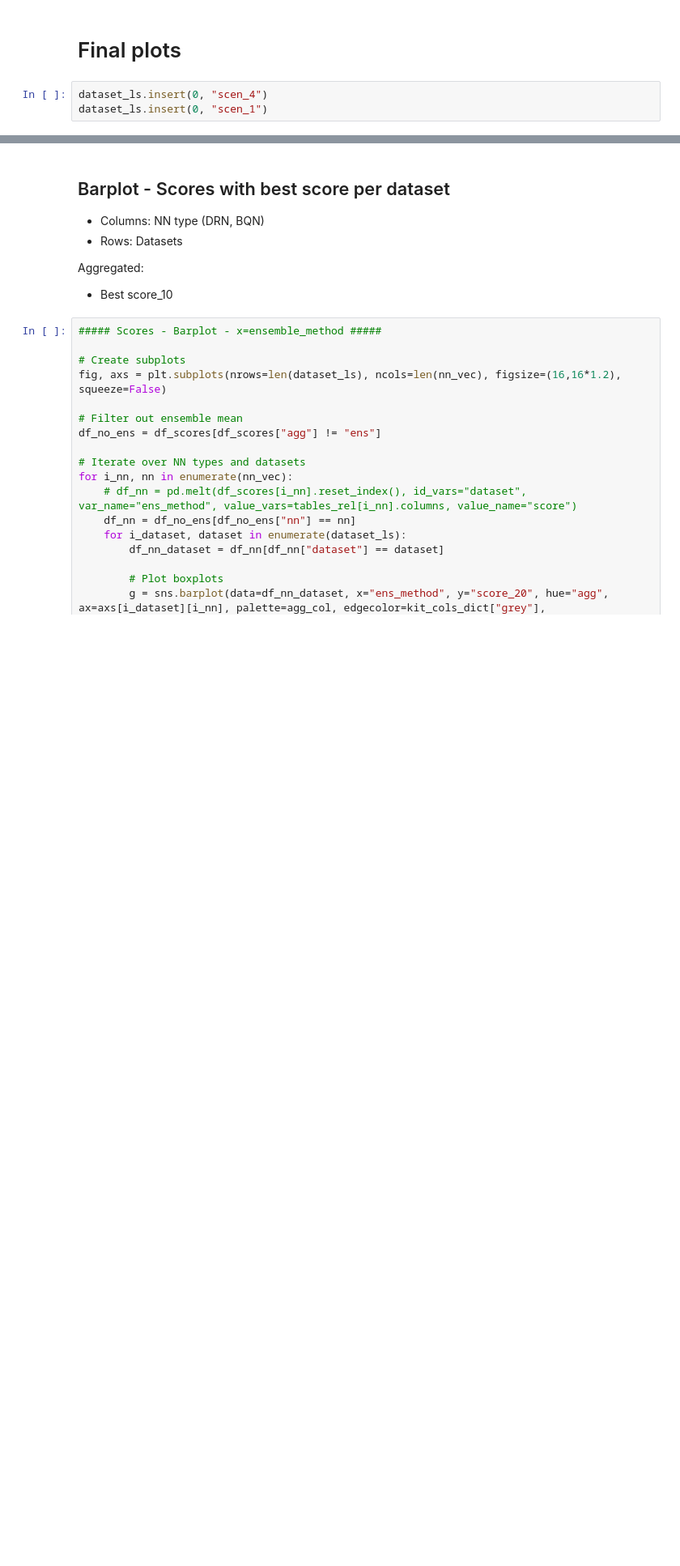
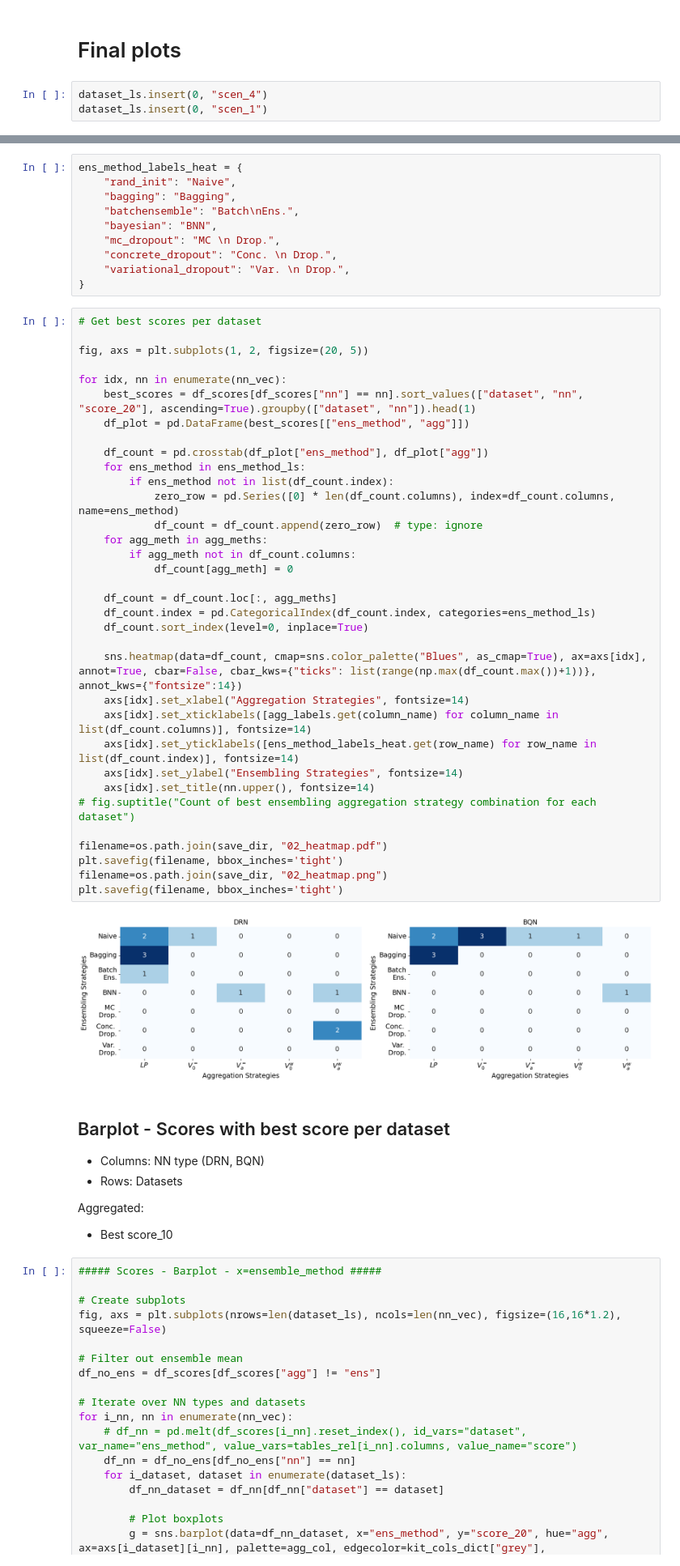
Before and after one commit to lutzkoehler/agg_distr_deep_ens, a Jupyter notebook: 02_ensemble_method.ipynb, the cells around one changed output, grey strips where cells are left out. Shown at 81% size. Saved outputs shown, nothing was run; the diff lists cells and outputs as text; blank space fills up the shorter version.

Commit message:
Add heat map

```diff
--- a/02_ensemble_method.ipynb
+++ b/02_ensemble_method.ipynb
@@ -202,3 +204,49 @@ dataset_ls.insert(0, "scen_1")
+# %%
+ens_method_labels_heat = {
+    "rand_init": "Naive",
+    "bagging": "Bagging",
+    "batchensemble": "Batch\nEns.",
+    "bayesian": "BNN",
+    "mc_dropout": "MC \n Drop.",
+    "concrete_dropout": "Conc. \n Drop.",
+    "variational_dropout": "Var. \n Drop.",
+}
+# %%
+# Get best scores per dataset
+
+fig, axs = plt.subplots(1, 2, figsize=(20, 5))
+
+for idx, nn in enumerate(nn_vec):
+    best_scores = df_scores[df_scores["nn"] == nn].sort_values(["dataset", "nn", "score_20"], ascending=True).groupby(["dataset", "nn"]).head(1)
+    df_plot = pd.DataFrame(best_scores[["ens_method", "agg"]])
+
+    df_count = pd.crosstab(df_plot["ens_method"], df_plot["agg"])
+    for ens_method in ens_method_ls:
+        if ens_method not in list(df_count.index):
+            zero_row = pd.Series([0] * len(df_count.columns), index=df_count.columns, name=ens_method)
+            df_count = df_count.append(zero_row)  # type: ignore
+    for agg_meth in agg_meths:
+        if agg_meth not in df_count.columns:
+            df_count[agg_meth] = 0
+
+    df_count = df_count.loc[:, agg_meths]
+    df_count.index = pd.CategoricalIndex(df_count.index, categories=ens_method_ls)
+    df_count.sort_index(level=0, inplace=True)
+
+    sns.heatmap(data=df_count, cmap=sns.color_palette("Blues", as_cmap=True), ax=axs[idx], annot=True, cbar=False, cbar_kws={"ticks": list(range(np.max(df_count.max())+1))}, annot_kws={"fontsize":14})
+    axs[idx].set_xlabel("Aggregation Strategies", fontsize=14)
+    axs[idx].set_xticklabels([agg_labels.get(column_name) for column_name in list(df_count.columns)], fontsize=14)
+    axs[idx].set_yticklabels([ens_method_labels_heat.get(row_name) for row_name in list(df_count.index)], fontsize=14)
+    axs[idx].set_ylabel("Ensembling Strategies", fontsize=14)
+    axs[idx].set_title(nn.upper(), fontsize=14)
+# fig.suptitle("Count of best ensembling aggregation strategy combination for each dataset")
+
+filename=os.path.join(save_dir, "02_heatmap.pdf")
+plt.savefig(filename, bbox_inches='tight')
+filename=os.path.join(save_dir, "02_heatmap.png")
+plt.savefig(filename, bbox_inches='tight')
+# %% [output]
+[figure, added]
 # %% [markdown]
 ## Barplot - Scores with best score per dataset
 
```
Also changed, not shown: parts of 2 cells of this notebook, 2 other files.
